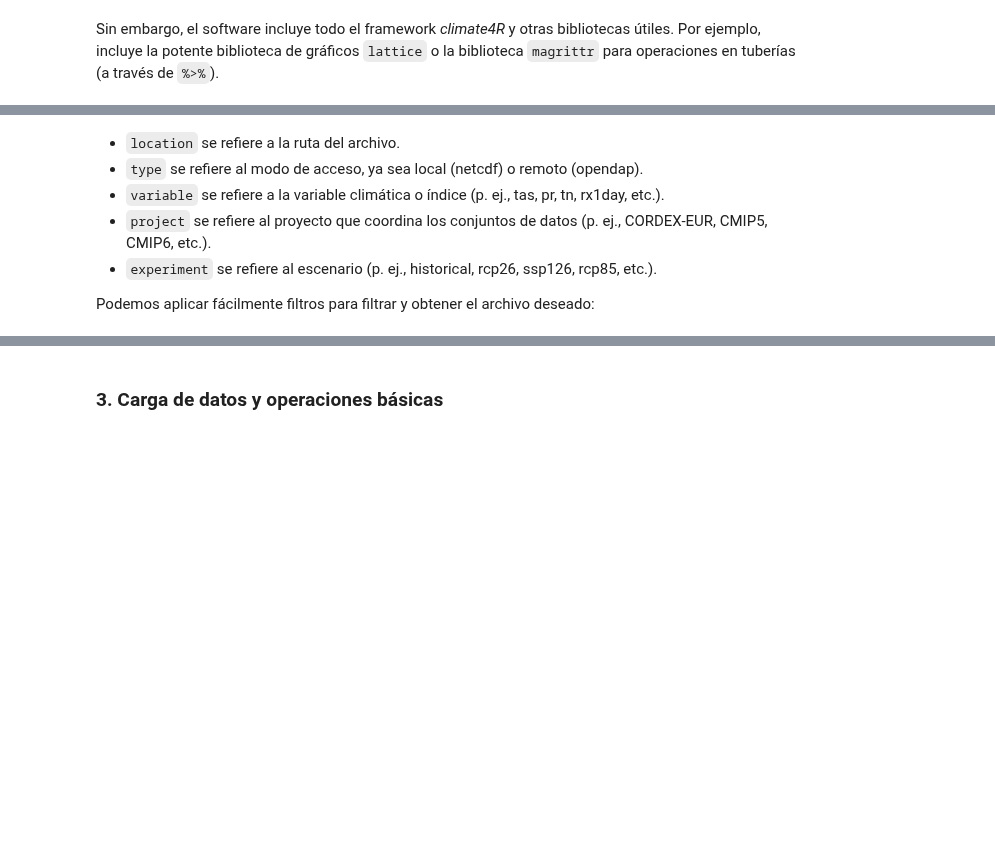
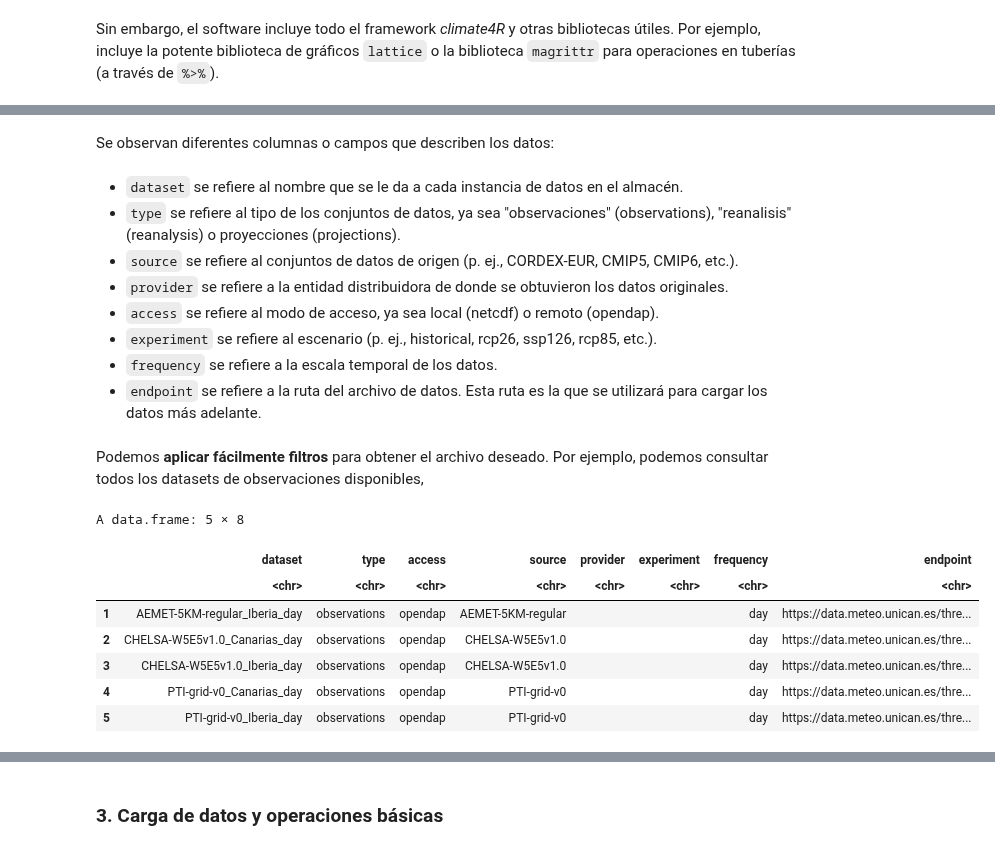
Before and after one commit to SantanderMetGroup/PTI-Clima-Datalab, a Jupyter notebook: primeros_pasos_R.ipynb, the cells around one changed output, grey strips where cells are left out. Drawn from its saved outputs; the diff is of its cells as text; code cells hidden in the pictures; blank space fills up the shorter version.

```diff
--- a/primeros_pasos_R.ipynb
+++ b/primeros_pasos_R.ipynb
@@ -117,8 +123,24 @@ A data.frame: 6 × 6
+# %% [markdown]
+Se observan diferentes columnas o campos que describen los datos:
 # %% [markdown]
-* `location` se refiere a la ruta del archivo.
-* `type` se refiere al modo de acceso, ya sea local (netcdf) o remoto (opendap).
-* `variable` se refiere a la variable climática o índice (p. ej., tas, pr, tn, rx1day, etc.).
-* `project` se refiere al proyecto que coordina los conjuntos de datos (p. ej., CORDEX-EUR, CMIP5, CMIP6, etc.).
+* `dataset` se refiere al nombre que se le da a cada instancia de datos en el almacén.
+* `type` se refiere al tipo de los conjuntos de datos, ya sea "observaciones" (observations), "reanalisis" (reanalysis) o proyecciones (projections).
+* `source` se refiere al conjuntos de datos de origen (p. ej., CORDEX-EUR, CMIP5, CMIP6, etc.).
+* `provider` se refiere a la entidad distribuidora de donde se obtuvieron los datos originales.
+* `access` se refiere al modo de acceso, ya sea local (netcdf) o remoto (opendap).
 * `experiment` se refiere al escenario (p. ej., historical, rcp26, ssp126, rcp85, etc.).
-
-Podemos aplicar fácilmente filtros para filtrar y obtener el archivo deseado:
+* `frequency` se refiere a la escala temporal de los datos.
+* `endpoint` se refiere a la ruta del archivo de datos. Esta ruta es la que se utilizará para cargar los datos más adelante.
+# %% [markdown]
+Podemos **aplicar fácilmente filtros** para obtener el archivo deseado. Por ejemplo, podemos consultar todos los datasets de observaciones disponibles,
+# %%
+subset(df, type == "observations")
+# %% [output]
+A data.frame: 5 × 8
+|  | dataset | type | access | source | provider | experiment | frequency | endpoint |
+|  | <chr> | <chr> | <chr> | <chr> | <chr> | <chr> | <chr> | <chr> |
+| 1 | AEMET-5KM-regular_Iberia_day | observations | opendap | AEMET-5KM-regular |  |  | day | https://data.meteo.unican.es/thre... |
+| 2 | CHELSA-W5E5v1.0_Canarias_day | observations | opendap | CHELSA-W5E5v1.0 |  |  | day | https://data.meteo.unican.es/thre... |
+| 3 | CHELSA-W5E5v1.0_Iberia_day | observations | opendap | CHELSA-W5E5v1.0 |  |  | day | https://data.meteo.unican.es/thre... |
+| 4 | PTI-grid-v0_Canarias_day | observations | opendap | PTI-grid-v0 |  |  | day | https://data.meteo.unican.es/thre... |
+| 5 | PTI-grid-v0_Iberia_day | observations | opendap | PTI-grid-v0 |  |  | day | https://data.meteo.unican.es/thre... |
```
Also changed, not shown: parts of 62 cells of this notebook.
